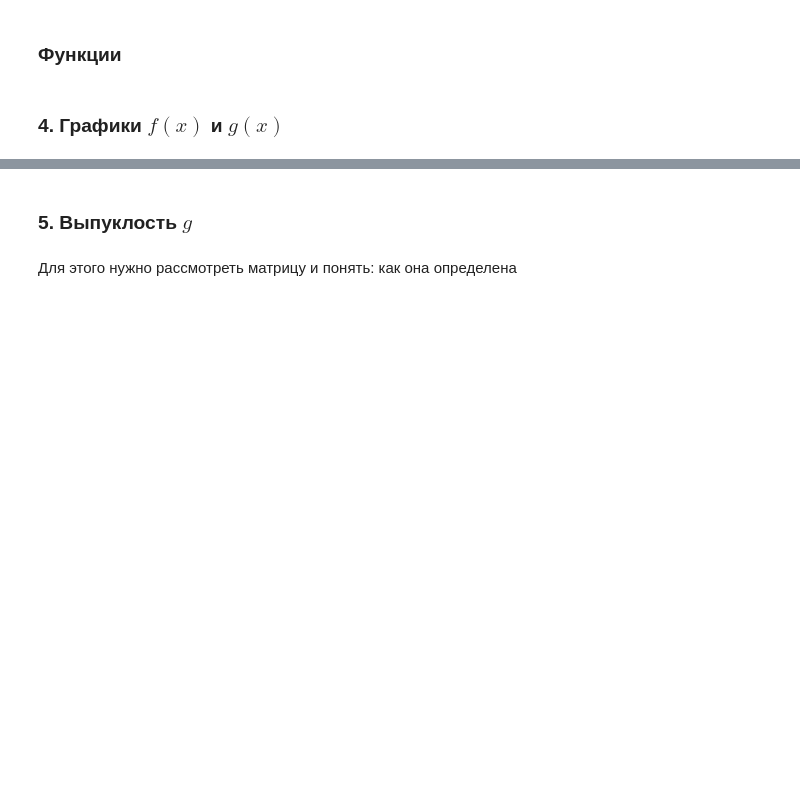
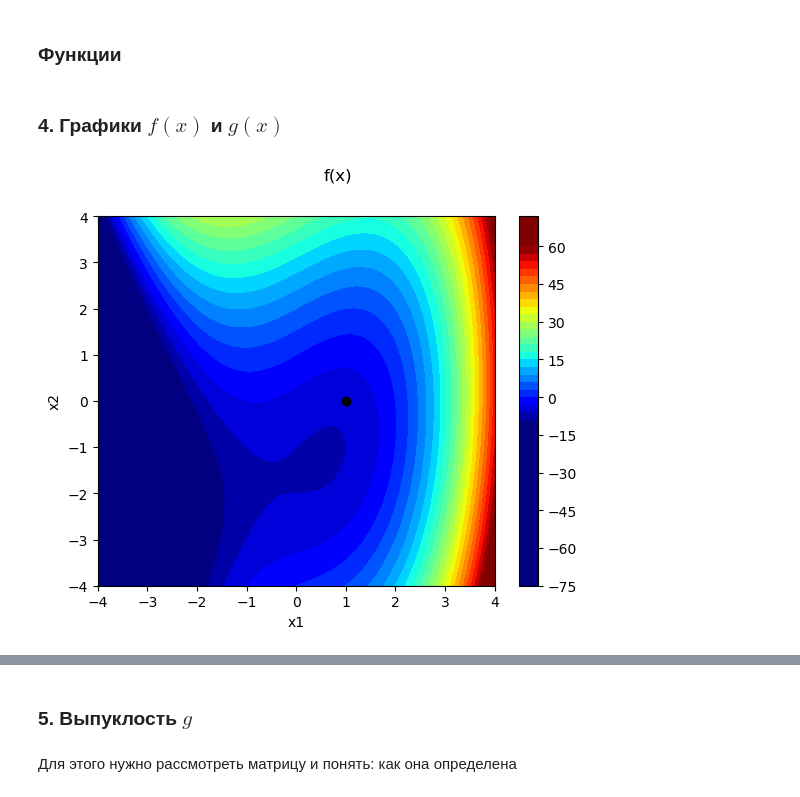
Before and after one commit to EHAT32/optimization, a Jupyter notebook: lab2.ipynb, the cells around one changed output, grey strips where cells are left out. Saved outputs shown, nothing was run; the diff lists cells and outputs as text; code cells hidden in the pictures; blank space fills up the shorter version.

```diff
--- a/lab2.ipynb
+++ b/lab2.ipynb
@@ -41,3 +41,16 @@ def g(x1, x2):
     return 3*x1**2 + x2**2 - x1*x2 - 5*x1 + 3*x2 - 3
 # %% [markdown]
 ### 4. Графики $f(x)$ и $g(x)$
+# %%
+fig, ax = plt.subplots()
+plt.suptitle('f(x)')
+xgrid, ygrid = np.meshgrid(np.linspace(-4, 4, 100), np.linspace(-4, 4, 100))
+cs = ax.contourf(xgrid, ygrid, f(xgrid, ygrid), 50, cmap=plt.cm.get_cmap('jet'), vmin = -10, vmax=60) # linear mapping
+#cs = ax.contourf(X, Y, Z, 50, locator=ticker.LogLocator(), cmap=cm.get_cmap('jet')) # log mapping
+cbar = fig.colorbar(cs)
+ax.scatter(1,0, color = 'black')
+ax.set_xlabel('x1')
+ax.set_ylabel('x2')
+plt.show()
+# %% [output]
+[figure, added]
```
Also changed, not shown: parts of 6 cells of this notebook.
